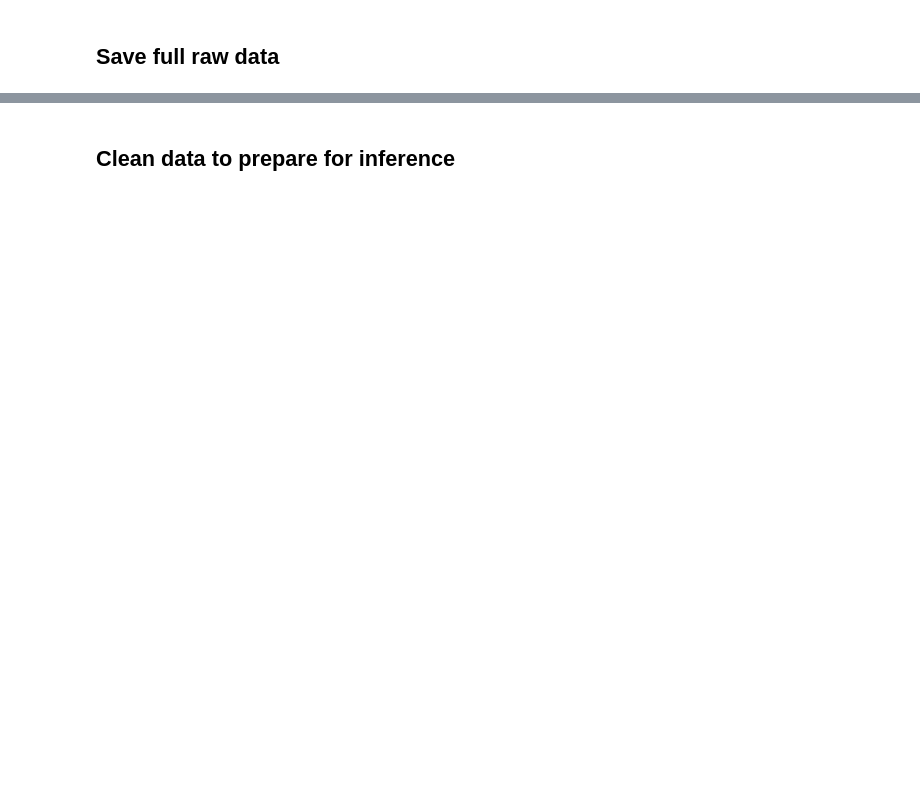
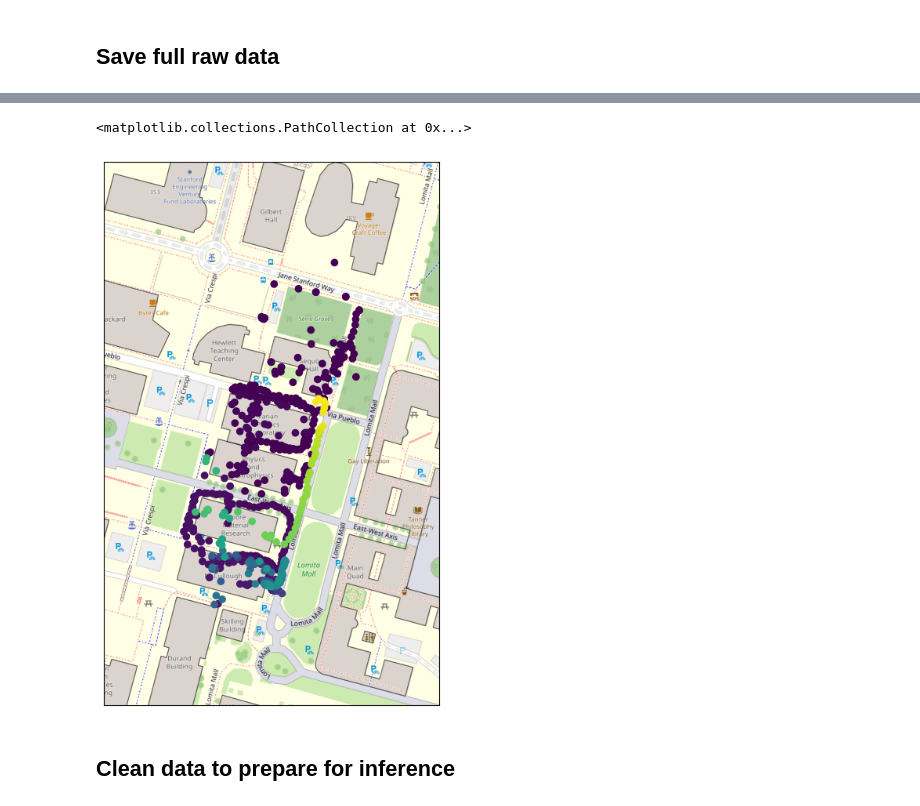
Before and after one commit to kevinzluo/where-my-wifi, a Jupyter notebook: code/data cleaning.ipynb, the cells around one changed output, grey strips where cells are left out. Drawn from its saved outputs; the diff is of its cells as text; code cells hidden in the pictures; blank space fills up the shorter version.

```diff
--- a/code/data cleaning.ipynb
+++ b/code/data cleaning.ipynb
@@ -280,0 +235,12 @@ def write_wifi_dataframe(wifi_df, output_path):
+# %%
+phone_location_df = pd.read_csv("../data/phone_location_log.csv",
+                                header=None,
+                                names=ASOF_COORDINATE_COLUMNS,
+                                na_values=["null", "none", "nan"],
+                                keep_default_na=True,).assign(
+                                    latitude=lambda df: df["phone_gps_asof_latitude"].astype("float"),
+                                    longitude=lambda df: df["phone_gps_asof_longitude"].astype("float"),
+                                    timestamp=lambda df: pd.to_datetime(df["phone_gps_asof_timestamp"]),
+                                )[
+                                    lambda df: df["timestamp"] > pd.to_datetime("20260426").tz_localize("America/Los_Angeles")
+                                ]
@@ -297,2 +296,13 @@ display(wifi_df.head(12))
+# %%
+fig, ax, osm_metadata = osm_context.generate_base_axis()
+
+phone_lats, phone_lons = phone_location_df['latitude'], phone_location_df['longitude']
+colors = np.exp(-1 * (phone_location_df["timestamp"].max() - phone_location_df["timestamp"]).dt.total_seconds() / 600)
+world_lons, world_lats = osm_context.to_world(phone_lons, phone_lats)
+
+ax.scatter(world_lons, world_lats, c = colors)
+# %% [output]
+<matplotlib.collections.PathCollection at 0x...>
+[figure, added]
 # %% [markdown]
 ## Clean data to prepare for inference
```
Also changed, not shown: parts of 33 cells of this notebook, 5 other files.
